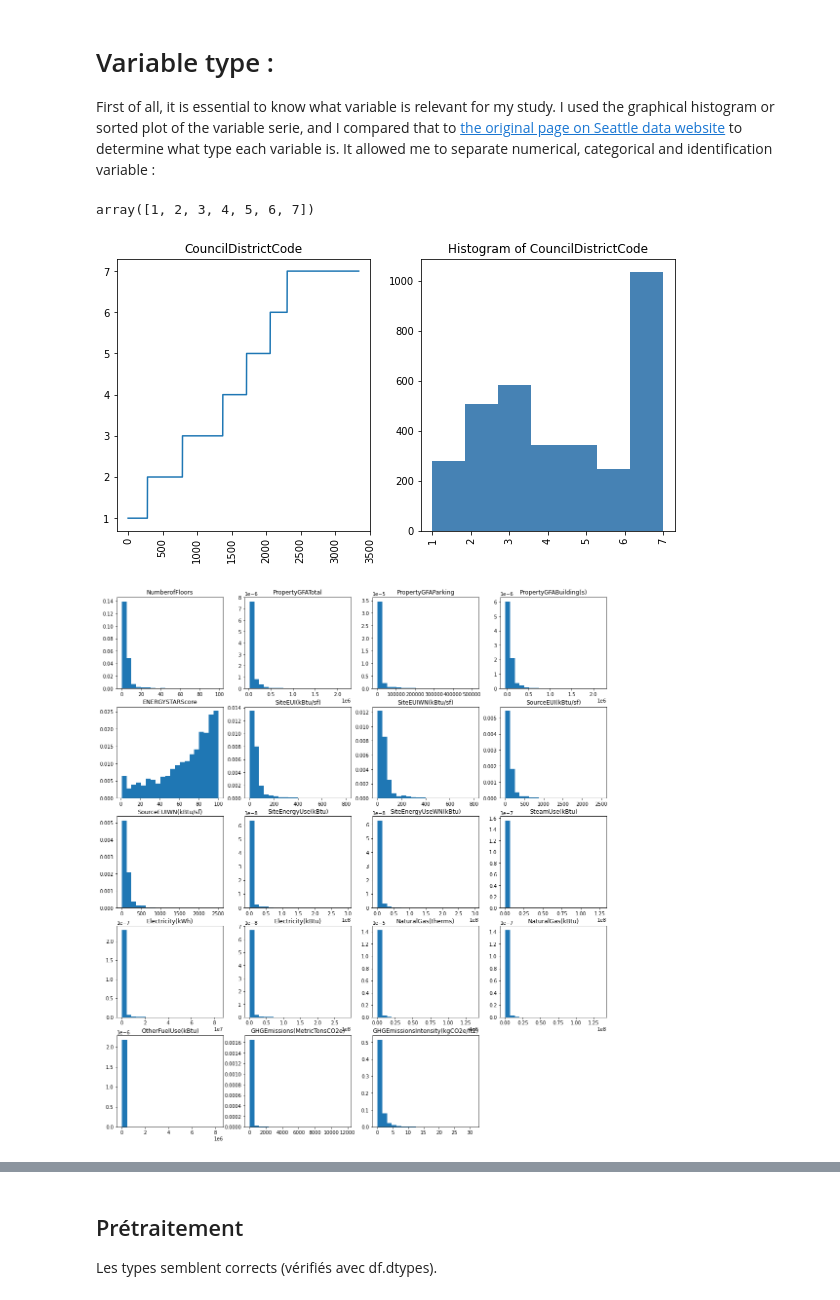
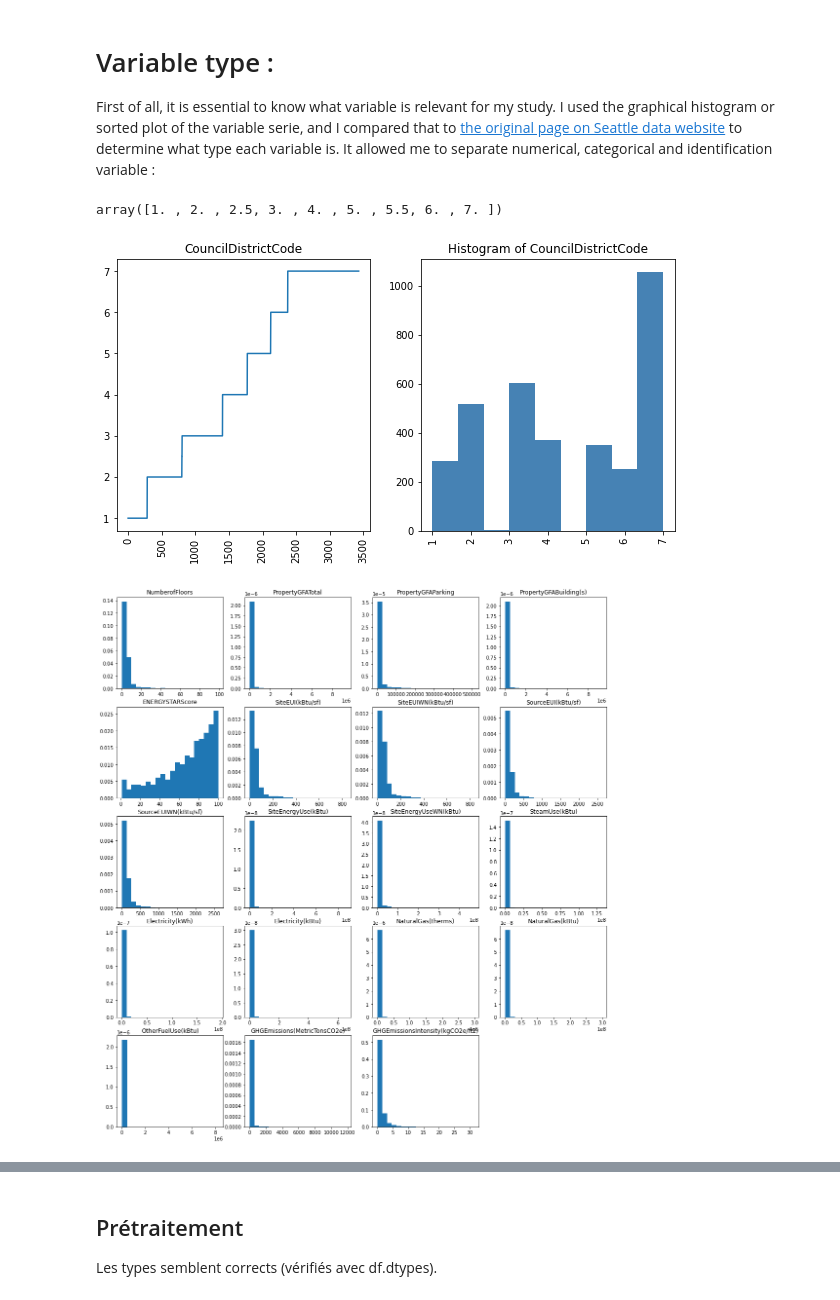
Before and after one commit to ClaireGayral/formation_openclassroom, a Jupyter notebook: P3_gayral_claire/preprocess.ipynb, the cells around one changed output, grey strips where cells are left out. Saved outputs shown, nothing was run; the diff lists cells and outputs as text; code cells hidden in the pictures.

Commit message:
merge data 2015 and 2016 by mean and fill nan almost finished (pb with multi plot gist after)

```diff
--- a/P3_gayral_claire/preprocess.ipynb
+++ b/P3_gayral_claire/preprocess.ipynb
@@ -119,78 +88,13 @@ Total NaNs =  26512 (that is  16.89 %)
 # Variable type :
 First of all, it is essential to know what variable is relevant for my study. I used the graphical histogram or sorted plot of the variable serie, and I compared that to [the original page on Seattle data website](https://data.seattle.gov/dataset/2015-Building-Energy-Benchmarking/h7rm-fz6m) to determine what type each variable is. It allowed me to separate numerical, categorical and identification variable :
 # %%
-numerical_var = ["NumberofFloors","PropertyGFATotal",
-                 "PropertyGFAParking",'PropertyGFABuilding(s)',
-                 'ENERGYSTARScore',
-                 'SiteEUI(kBtu/sf)','SiteEUIWN(kBtu/sf)',
-                 'SourceEUI(kBtu/sf)', 'SourceEUIWN(kBtu/sf)',
-                 'SiteEnergyUse(kBtu)', 'SiteEnergyUseWN(kBtu)',
-                 'SteamUse(kBtu)','Electricity(kWh)',
-                 'Electricity(kBtu)', 'NaturalGas(therms)',
-                 'NaturalGas(kBtu)', 'OtherFuelUse(kBtu)',
-                 'GHGEmissions(MetricTonsCO2e)', 'GHGEmissionsIntensity(kgCO2e/ft2)',
-                 ]
-
-categorical_var = ["CouncilDistrictCode",# in [1,7]
-                   "2010 Census Tracts", # in [116,135]
-                   "Seattle Police Department Micro Community Policing Plan Areas", # in [1,61]
-                   "City Council Districts", # in [1,2]
-                   "SPD Beats",# in [1,51]
-                   "Zip Codes",# in [1,7]
-                   "BuildingType", # txt
-                   "PrimaryPropertyType", # txt
-                   "Neighborhood", # txt
-                   'ComplianceStatus', # "Not Compliant","Compliant"
-                   ]
-
-identification_var = ["OSEBuildingID", "DataYear","PropertyName",
-                     "TaxParcelIdentificationNumber"]
-
-unclassified = ["PropertyName", # txt
-                "TaxParcelIdentificationNumber", # code for a spe tax
-                "Location", # dict, hard to extract data
-                "YearBuilt", # pass it into the age of the building in 2015
-                'NumberofBuildings',
-                ## I don't know how to treat these yet
-                "ListOfAllPropertyUseTypes"
-                'LargestPropertyUseTypeGFA','SecondLargestPropertyUseTypeGFA', 'ThirdLargestPropertyUseTypeGFA'
-                'LargestPropertyUseType', 'SecondLargestPropertyUseType','ThirdLargestPropertyUseType',
-                'YearsENERGYSTARCertified','Comment',
-                'DefaultData', # "yes","no"
-                'Outlier', # 'High Outlier', 'Low Outlier'
-                ]
-
-# float_var = df_2015.loc[:,df_2015.dtypes==float].columns.values
-# int_var = df_2015.loc[:,df_2015.dtypes==int].columns.values
-
 var = "CouncilDistrictCode"
-
-repartition_and_hist(df_2015,var)
-
-np.unique(df_2015[var])
+univariate_analysis.repartition_and_hist(data,var)
+np.unique(data[var])
 # %% [output]
-array([1, 2, 3, 4, 5, 6, 7])
+array([1. , 2. , 2.5, 3. , 4. , 5. , 5.5, 6. , 7. ])
-[figure, old version]
+[figure, new version]
 # %%
-import univariate_analysis
-plot_multi_hist(df_2015, numerical_var)
-# data = df_2015
-# list_of_var = numerical_var
-
-# nb_line_plot = int(np.floor(len(list_of_var)/4)+1)
-# fig = plt.figure(figsize=(18, 20))
-
-# fig_count = 1
-# for var in list_of_var :#data.columns.intersection(list_of_nutri_facts):
-#     ax = fig.add_subplot(nb_line_plot,4, fig_count)
-#     nb_bins = min(20, len(np.unique(data[var].dropna().values)))
-#     ax.hist(data[var], bins = nb_bins, density=True, edgecolor='none', orientation="vertical")
-#     ax.set_title(var)
-#     fig_count += 1
-#     if np.any(data[var]>1000) :
-#         plt.xticks(rotation='vertical')
-# if fig_name is not None :
-#     plt.savefig(res_path+"figures/"+fig_name)
-# plt.show()
+univariate_analysis.plot_multi_hist(data, numerical_var)
 # %% [output]
-[figure, old version]
+[figure, new version]
```
Also changed, not shown: parts of 9 cells of this notebook, 5 other files.
